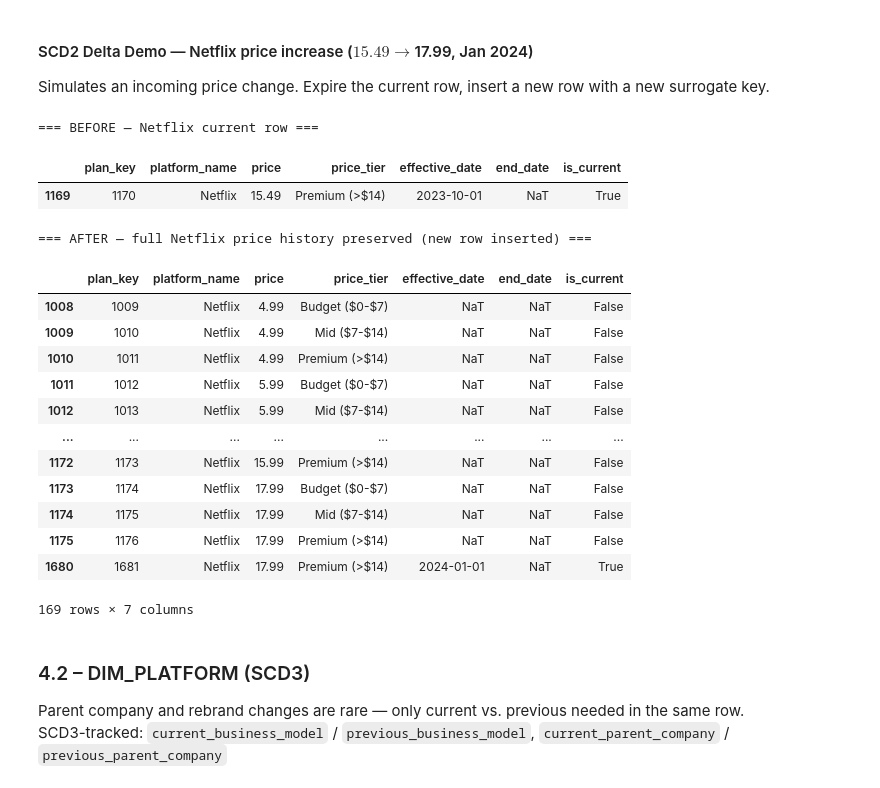
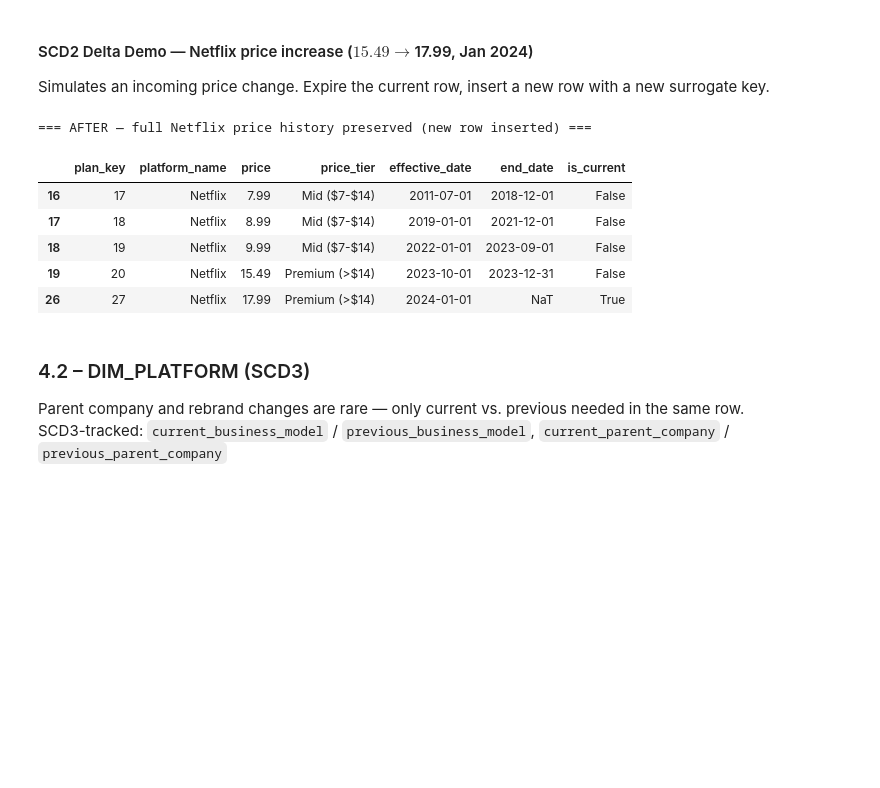
Before and after one commit to medprod/media-analytics, a Jupyter notebook: media_analytics_etl.ipynb, the cells around one changed output. Cells and saved outputs as stored; diff of their text form; code cells hidden in the pictures; blank space fills up the shorter version.

```diff
--- a/media_analytics_etl.ipynb
+++ b/media_analytics_etl.ipynb
@@ -778,54 +770,38 @@ Simulates an incoming price change. Expire the current row, insert a new row wit
 # %%
 delta_date    = pd.Timestamp('2024-01-01')
 new_price     = 17.99
 new_tier      = 'Premium (>$14)'
 platform_name = 'Netflix'
 
-print('=== BEFORE — Netflix current row ===')
-display(DimSubscriptionPlan[
-    (DimSubscriptionPlan['platform_name'] == platform_name) &
-    (DimSubscriptionPlan['is_current'] == True)
-])
-
-# Step 1: Expire the current row
+# Expiring the current row
 mask = (DimSubscriptionPlan['platform_name'] == platform_name) & (DimSubscriptionPlan['is_current'] == True)
 DimSubscriptionPlan.loc[mask, 'end_date']   = delta_date - pd.Timedelta(days=1)
 DimSubscriptionPlan.loc[mask, 'is_current'] = False
 
-# Step 2: Insert new row with new surrogate key
+# Inserting new row with new surrogate key
 new_row = {
     'plan_key'      : int(DimSubscriptionPlan['plan_key'].max()) + 1,
     'platform_name' : platform_name,
     'price'         : new_price,
     'price_tier'    : new_tier,
     'effective_date': delta_date,
     'end_date'      : None,
     'is_current'    : True
 }
 DimSubscriptionPlan = pd.concat(
     [DimSubscriptionPlan, pd.DataFrame([new_row])], ignore_index=True
 )
 
 print('\n=== AFTER — full Netflix price history preserved (new row inserted) ===')
 display(DimSubscriptionPlan[DimSubscriptionPlan['platform_name'] == platform_name])
 # %% [output]
-=== BEFORE — Netflix current row ===
+=== AFTER — full Netflix price history preserved (new row inserted) ===
 |  | plan_key | platform_name | price | price_tier | effective_date | end_date | is_current |
-| 1169 | 1170 | Netflix | 15.49 | Premium (>$14) | 2023-10-01 | NaT | True |
+| 16 | 17 | Netflix | 7.99 | Mid ($7-$14) | 2011-07-01 | 2018-12-01 | False |
+| 17 | 18 | Netflix | 8.99 | Mid ($7-$14) | 2019-01-01 | 2021-12-01 | False |
+| 18 | 19 | Netflix | 9.99 | Mid ($7-$14) | 2022-01-01 | 2023-09-01 | False |
+| 19 | 20 | Netflix | 15.49 | Premium (>$14) | 2023-10-01 | 2023-12-31 | False |
+| 26 | 27 | Netflix | 17.99 | Premium (>$14) | 2024-01-01 | NaT | True |
-=== AFTER — full Netflix price history preserved (new row inserted) ===
-|  | plan_key | platform_name | price | price_tier | effective_date | end_date | is_current |
-| 1008 | 1009 | Netflix | 4.99 | Budget ($0-$7) | NaT | NaT | False |
-| 1009 | 1010 | Netflix | 4.99 | Mid ($7-$14) | NaT | NaT | False |
-| 1010 | 1011 | Netflix | 4.99 | Premium (>$14) | NaT | NaT | False |
-| 1011 | 1012 | Netflix | 5.99 | Budget ($0-$7) | NaT | NaT | False |
-| 1012 | 1013 | Netflix | 5.99 | Mid ($7-$14) | NaT | NaT | False |
-| ... | ... | ... | ... | ... | ... | ... | ... |
-| 1172 | 1173 | Netflix | 15.99 | Premium (>$14) | NaT | NaT | False |
-| 1173 | 1174 | Netflix | 17.99 | Budget ($0-$7) | NaT | NaT | False |
-| 1174 | 1175 | Netflix | 17.99 | Mid ($7-$14) | NaT | NaT | False |
-| 1175 | 1176 | Netflix | 17.99 | Premium (>$14) | NaT | NaT | False |
-| 1680 | 1681 | Netflix | 17.99 | Premium (>$14) | 2024-01-01 | NaT | True |
-169 rows × 7 columns
 # %% [markdown]
 ### 4.2 – DIM_PLATFORM (SCD3)
 
```
Also changed, not shown: parts of 18 cells of this notebook, 17 other files.
